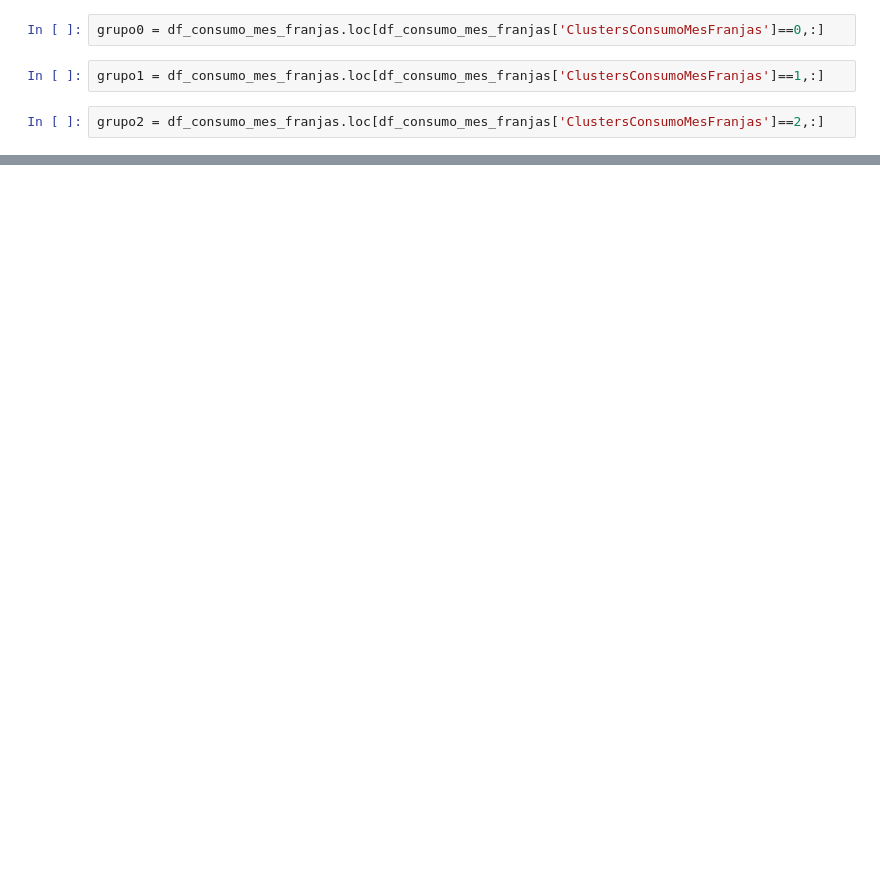
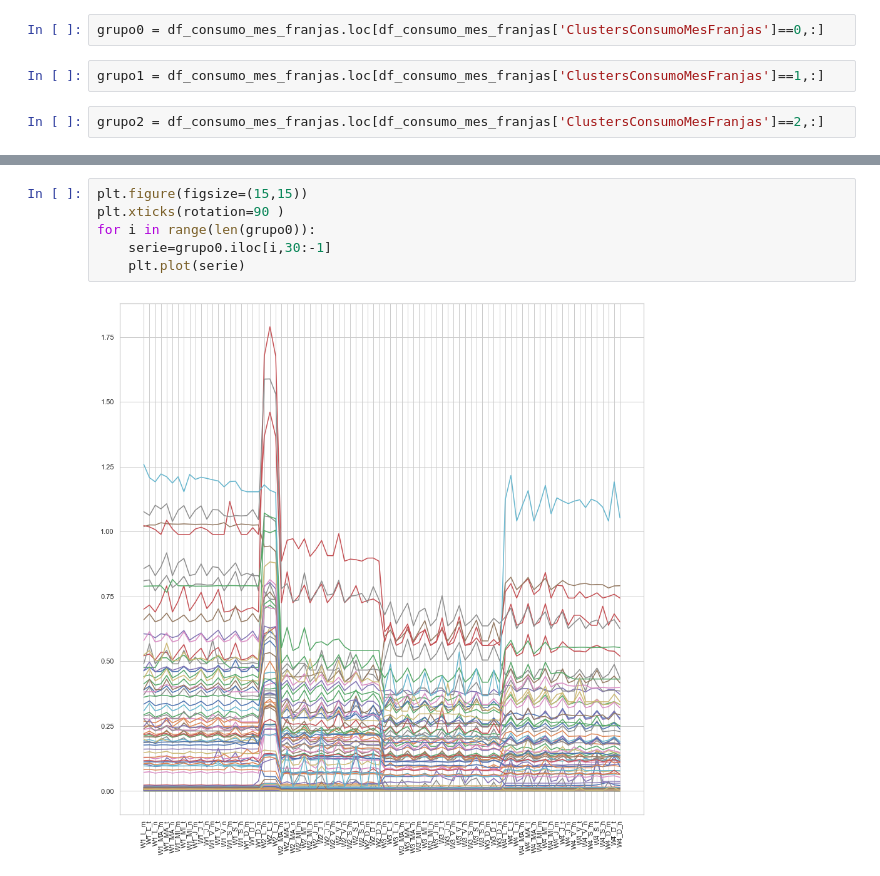
Before and after one commit to aaorella/Energy_Smart_Meters-Exploratory_Analysis, a Jupyter notebook: 4.3 Cluster-Time Month.ipynb, the cells around one changed output, grey strips where cells are left out. Drawn from its saved outputs; the diff is of its cells as text; blank space fills up the shorter version.

```diff
--- a/4.3 Cluster-Time Month.ipynb
+++ b/4.3 Cluster-Time Month.ipynb
@@ -382,0 +420,8 @@ display(grupo0, grupo1, grupo2)
+# %%
+plt.figure(figsize=(15,15))
+plt.xticks(rotation=90 )
+for i in range(len(grupo0)):
+    serie=grupo0.iloc[i,30:-1]
+    plt.plot(serie)
+# %% [output]
+[figure, added]
```
Also changed, not shown: parts of 69 cells of this notebook, 1 other file.
